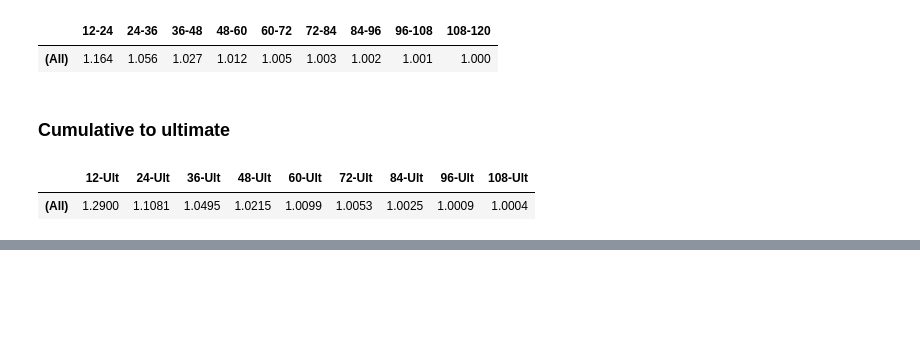
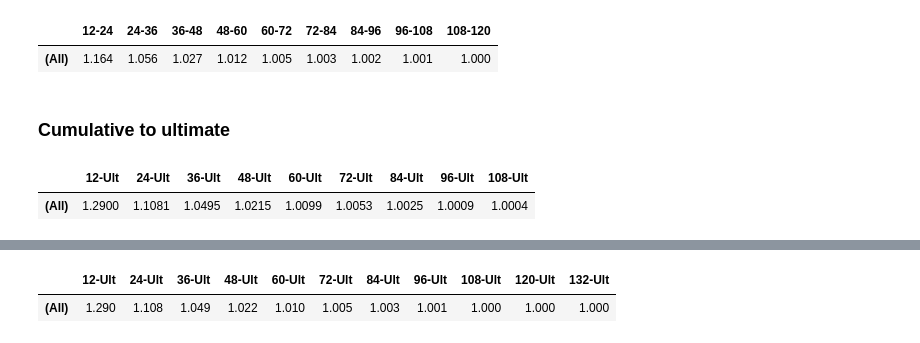
Before and after one commit to alexbcz/wikipedia_chain_ladder_example, a Jupyter notebook: Wikipedia ChainLadder example.ipynb, the cells around one changed output, grey strips where cells are left out. Drawn from its saved outputs; the diff is of its cells as text; code cells hidden in the pictures; blank space fills up the shorter version.

```diff
--- a/Wikipedia ChainLadder example.ipynb
+++ b/Wikipedia ChainLadder example.ipynb
@@ -97,0 +74,9 @@ How can I apply the cumulative development factors on the latest diagonal the ge
+# %%
+xyz_dev = cl.Pipeline(
+    [("dev", cl.Development(average="volume", n_periods=3))]
+).fit_transform(xyz_tri['Reported'])
+xyz_model = cl.Chainladder().fit(xyz_dev)
+xyz_model.cdf_.to_frame().style.format(precision=3)
+# %% [output]
+|  | 12-Ult | 24-Ult | 36-Ult | 48-Ult | 60-Ult | 72-Ult | 84-Ult | 96-Ult | 108-Ult | 120-Ult | 132-Ult |
+| (All) | 1.290 | 1.108 | 1.049 | 1.022 | 1.010 | 1.005 | 1.003 | 1.001 | 1.000 | 1.000 | 1.000 |
```
Also changed, not shown: parts of 20 cells of this notebook, 1 other file.
